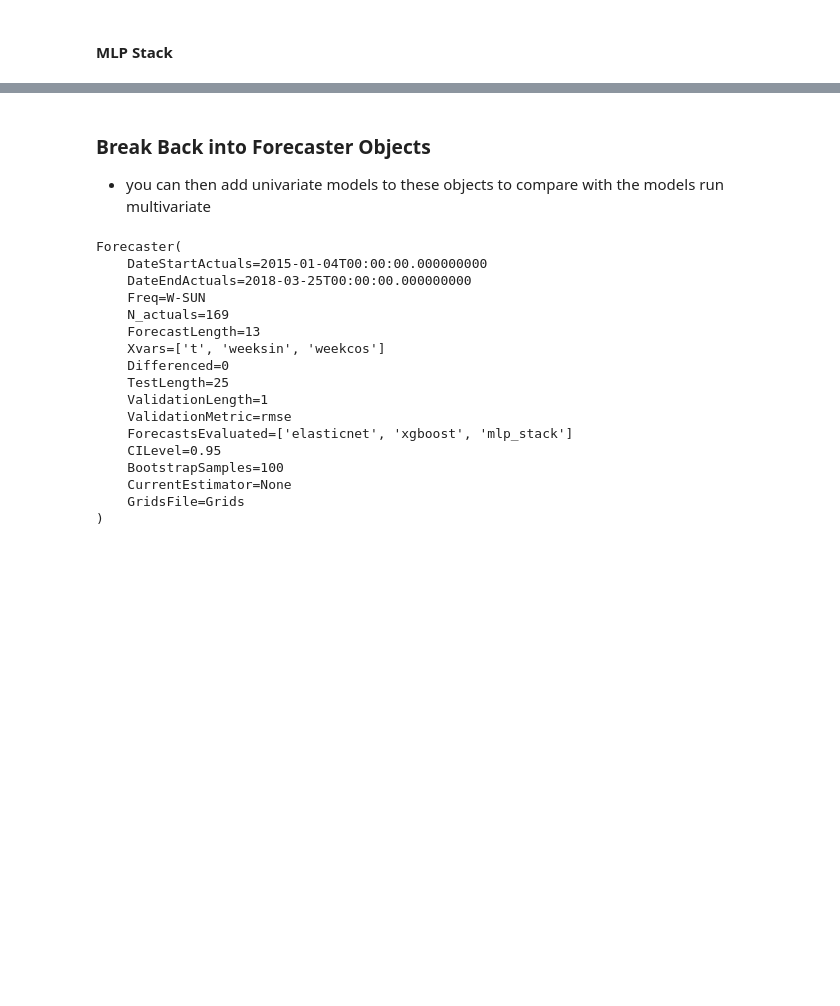
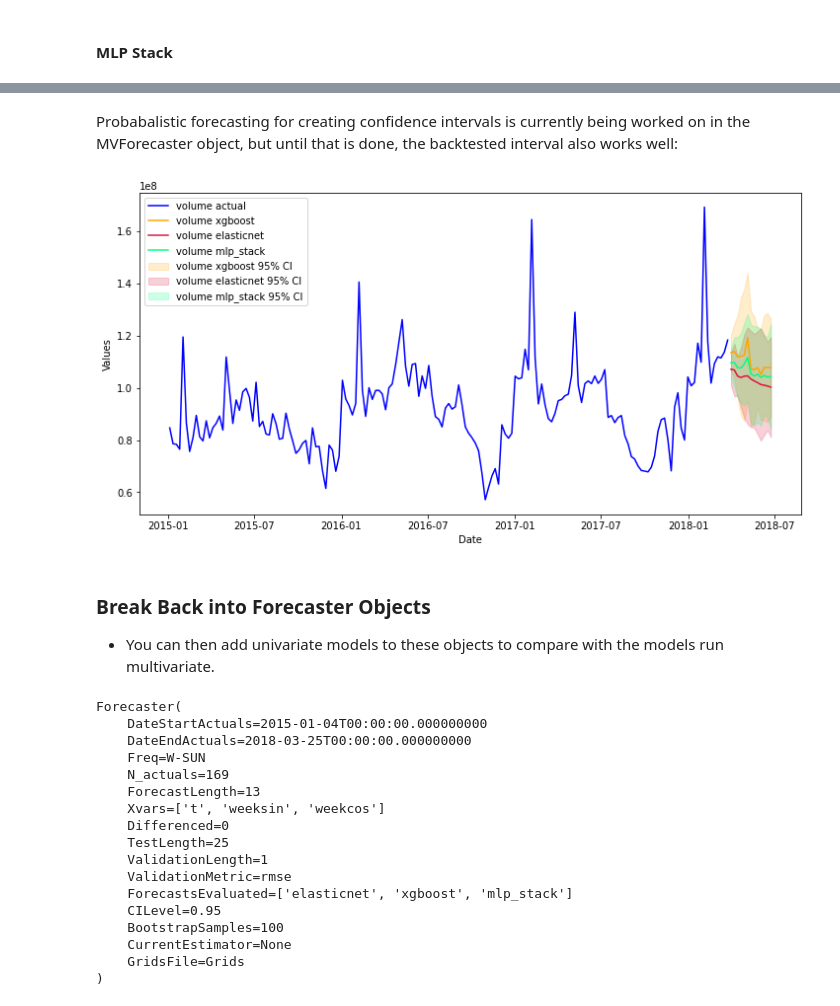
Before and after one commit to mikekeith52/scalecast-examples, a Jupyter notebook: misc/introduction/Introduction2.ipynb, the cells around one changed output, grey strips where cells are left out. Drawn from its saved outputs; the diff is of its cells as text; code cells hidden in the pictures; blank space fills up the shorter version.

```diff
--- a/misc/introduction/Introduction2.ipynb
+++ b/misc/introduction/Introduction2.ipynb
@@ -398,0 +408,2 @@ plt.show()
+# %% [markdown]
+Probabalistic forecasting for creating confidence intervals is currently being worked on in the MVForecaster object, but until that is done, the backtested interval also works well:
@@ -399,5 +412,10 @@ plt.show()
+# %%
+mvf.plot(ci=True,series='volume',put_best_on_top=True)
+plt.show()
+# %% [output]
+[figure, added]
 # %% [markdown]
 ### Break Back into Forecaster Objects
-- you can then add univariate models to these objects to compare with the models run multivariate
+- You can then add univariate models to these objects to compare with the models run multivariate.
 # %%
 from scalecast.util import break_mv_forecaster
```
Also changed, not shown: parts of 43 cells of this notebook.
